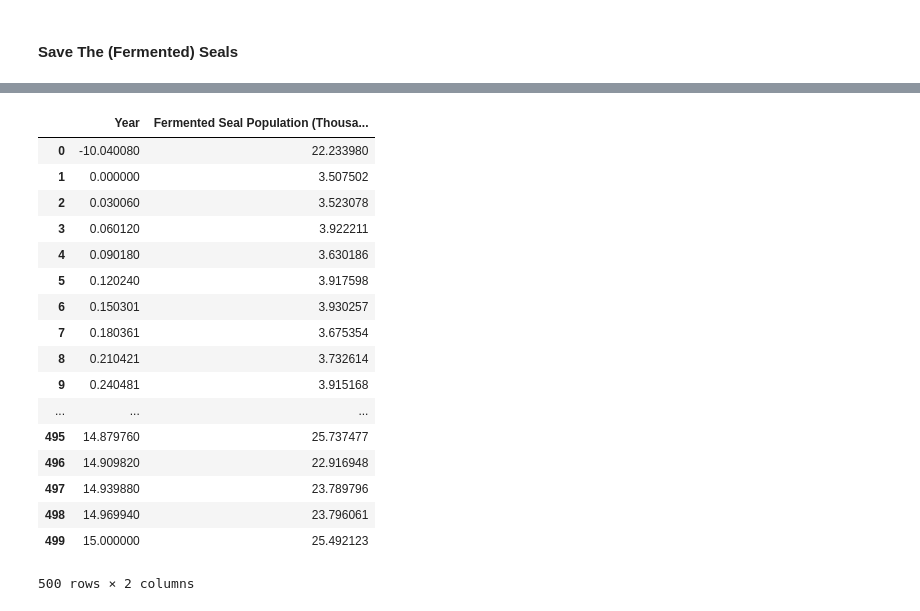
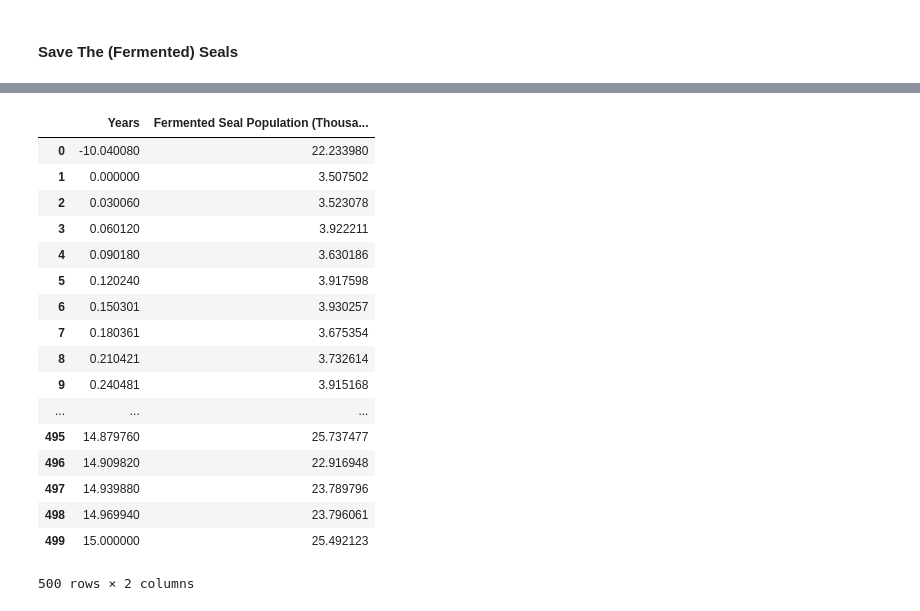
Before and after one commit to deepyaman/rout-example, a Jupyter notebook: notebooks/Ferment Seals.ipynb, the cells around one changed output, grey strips where cells are left out. Drawn from its saved outputs; the diff is of its cells as text; code cells hidden in the pictures.

```diff
--- a/notebooks/Ferment Seals.ipynb
+++ b/notebooks/Ferment Seals.ipynb
@@ -127,7 +127,7 @@ plt.legend()
 # %% [markdown]
 #### Save The (Fermented) Seals
 # %%
-prm_seal_population = pd.DataFrame({'Year': xdata, 'Fermented Seal Population (Thousands)': ydata})
+prm_seal_population = pd.DataFrame({'Years': xdata, 'Fermented Seal Population (Thousands)': ydata})
 io.save('prm_seal_population', prm_seal_population)
 io.load('prm_seal_population')
 # %% [output]
@@ -136,4 +136,4 @@ io.load('prm_seal_population')
-|  | Year | Fermented Seal Population (Thousa... |
+|  | Years | Fermented Seal Population (Thousa... |
 | 0 | -10.040080 | 22.233980 |
 | 1 | 0.000000 | 3.507502 |
 | 2 | 0.030060 | 3.523078 |
```
Also changed, not shown: parts of 6 cells of this notebook, 2 other files.
